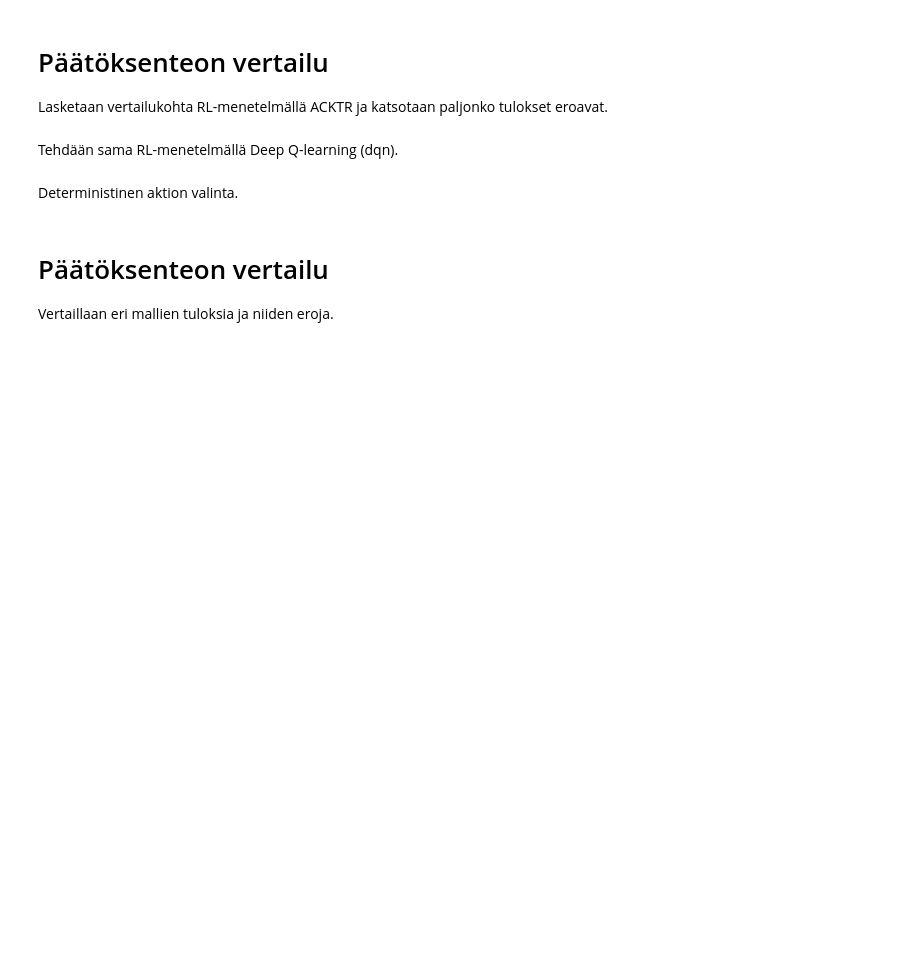
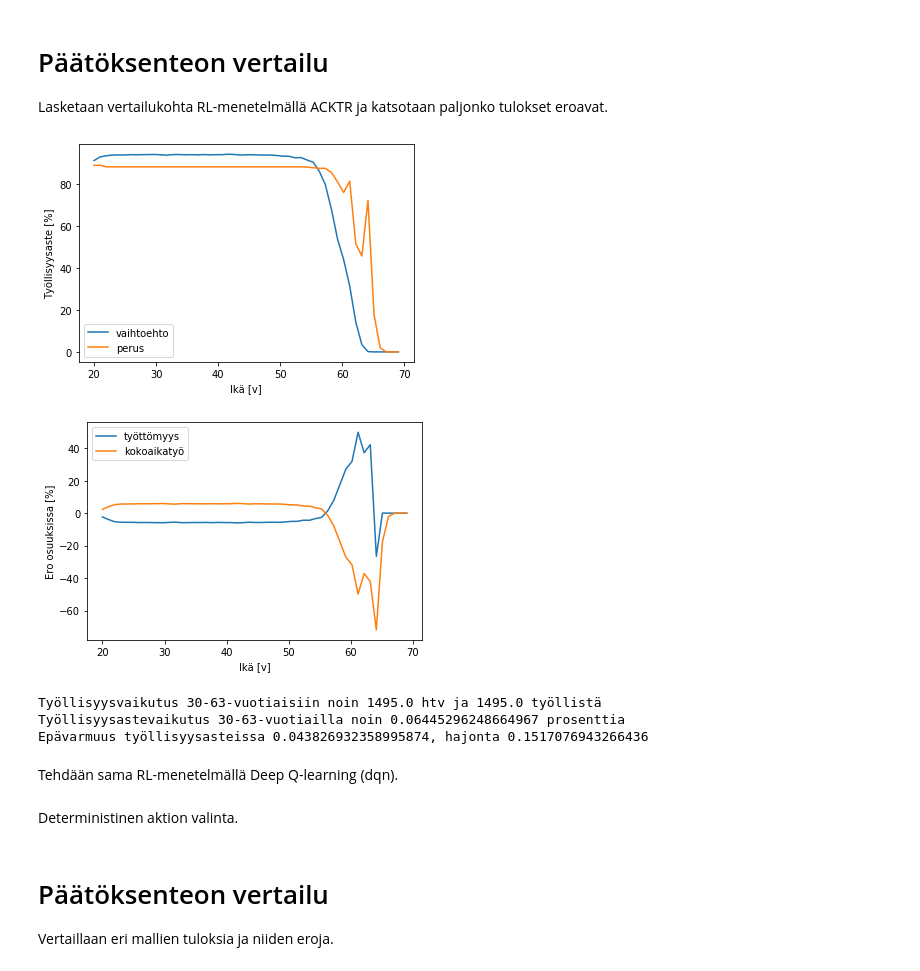
Before and after one commit to ajtanskanen/lifecycle-old-rl, a Jupyter notebook: comparing_w_dynamic_programming.ipynb, the cells around one changed output. Saved outputs shown, nothing was run; the diff lists cells and outputs as text; code cells hidden in the pictures; blank space fills up the shorter version.

```diff
--- a/comparing_w_dynamic_programming.ipynb
+++ b/comparing_w_dynamic_programming.ipynb
@@ -64,5 +64,5 @@ cc3.plot_V(45)
 # %%
-cc3=DynProgLifecycle(env='unemployment-v0',minimal=True,timestep=1.0)
-cc3.simulate(save='results/dp_minimal',pop=10_000,load='best/dynamic_prog_V.h5')
-cc3.plot_actV(1)
-cc3.render()
+#cc3=DynProgLifecycle(env='unemployment-v0',minimal=True,timestep=1.0)
+#cc3.simulate(save='results/dp_minimal',pop=10_000,load='best/dynamic_prog_V.h5')
+#cc3.plot_actV(1)
+#cc3.render()
@@ -78,10 +78,10 @@ Deterministinen versio, jossa tilasiirtymät eivät ole stokastisia
 # %%
 cc6=Lifecycle(env='unemployment-v0',minimal=True,timestep=1.0,deterministic=False)
 cc6.explain()
-cc6.run_results(debug=False,steps1=1_000_000,steps2=1_000_000,pop=2_000,deterministic=False,
-                train=True,predict=True,batch1=1,batch2=10000,save='saved/best_mini',
-                plot=True,cont=True,start_from='saved/best_mini',
-                results='results/mini_simut_res_softmax',)
+cc6.run_results(debug=False,steps1=2_000_000,steps2=1_000_000,pop=2_000,deterministic=False,
+                train=False,predict=True,batch1=1,batch2=10000,save='saved/malli_perusmini99',
+                plot=True,cont=True,start_from='saved/malli_perusmini99',
+                results='results/mini_simut_res_softmax',rlmodel='small_acktr')
 cc6.render()
 # %% [output]
 minimal model
@@ -129,13 +160,19 @@ cc7.render()
 
 Lasketaan vertailukohta RL-menetelmällä ACKTR ja katsotaan paljonko tulokset eroavat.
 # %%
-cc6=Lifecycle(env='unemployment-v0',minimal=True,timestep=1.0,deterministic=False)
-cc7=Lifecycle(env='unemployment-v0',minimal=True,timestep=1.0,deterministic=True)
-cc6.render(load='results/mini_simut_res_softmax')
-cc7.render(load='results/mini_simut_res')
-cc7.compare_with(cc6)
+#cc6=Lifecycle(env='unemployment-v0',minimal=True,timestep=1.0,deterministic=False)
+#cc7=Lifecycle(env='unemployment-v0',minimal=True,timestep=1.0,deterministic=True)
+#cc6.render(load='results/mini_simut_res_softmax')
+#cc7.render(load='results/mini_simut_res')
+#cc7.compare_with(cc6)
 #cc5.compare_with(cc3)
-#cc6.compare_with(cc3)
+cc6.compare_with(cc3)
+# %% [output]
+[figure, added]
+[figure, added]
+Työllisyysvaikutus 30-63-vuotiaisiin noin 1495.0 htv ja 1495.0 työllistä
+Työllisyysastevaikutus 30-63-vuotiailla noin 0.06445296248664967 prosenttia
+Epävarmuus työllisyysasteissa 0.043826932358995874, hajonta 0.1517076943266436
 # %% [markdown]
 Tehdään sama RL-menetelmällä Deep Q-learning (dqn).
 # %%
```
Also changed, not shown: parts of 7 cells of this notebook, 5 other files.
